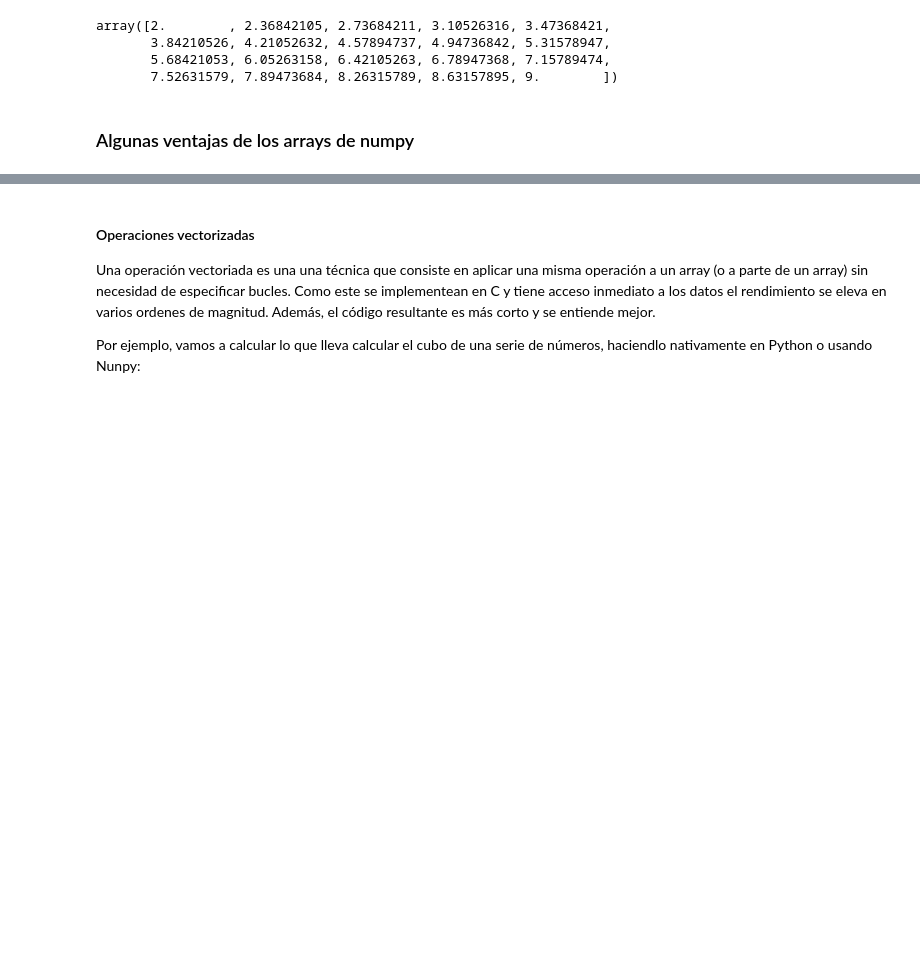
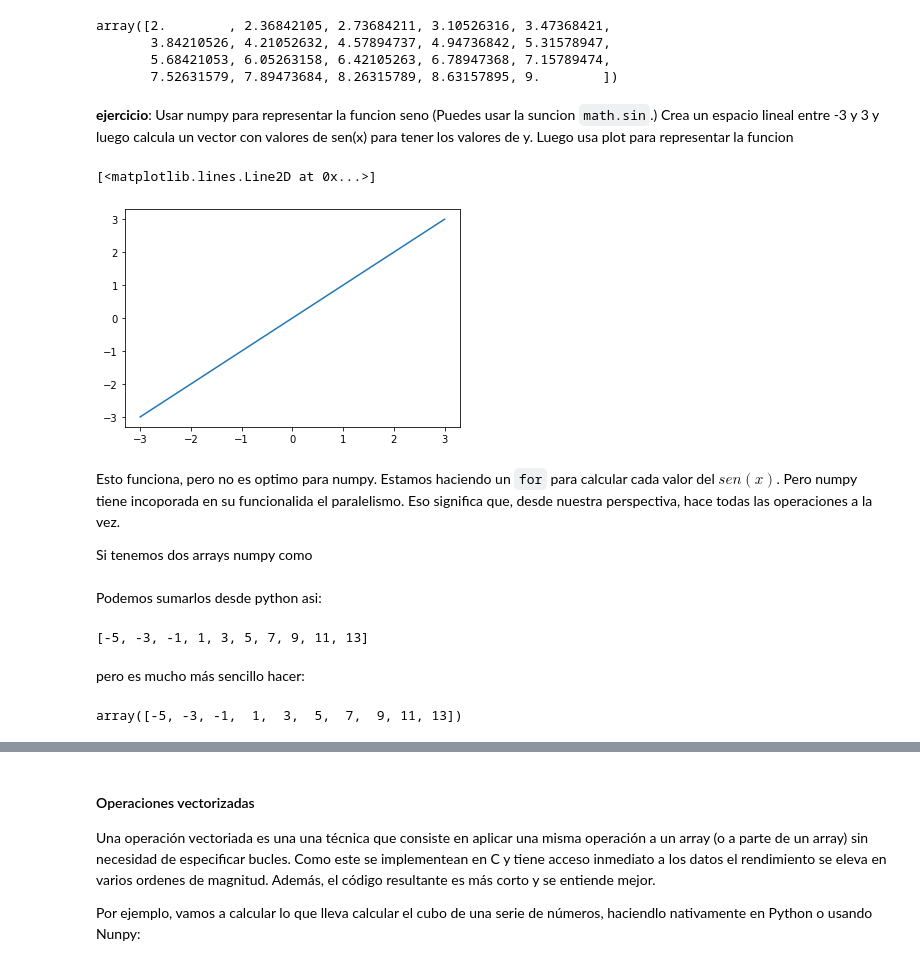
Before and after one commit to pythoncanarias/eoi, a Jupyter notebook: 05-libs/external/numpy/numpy.ipynb, the cells around one changed output, grey strips where cells are left out. Drawn from its saved outputs; the diff is of its cells as text; code cells hidden in the pictures; blank space fills up the shorter version.

Commit message:
Add docs numpy

```diff
--- a/05-libs/external/numpy/numpy.ipynb
+++ b/05-libs/external/numpy/numpy.ipynb
@@ -154,5 +156,25 @@ array([2.        , 2.36842105, 2.73684211, 3.10526316, 3.47368421,
        3.84210526, 4.21052632, 4.57894737, 4.94736842, 5.31578947,
        5.68421053, 6.05263158, 6.42105263, 6.78947368, 7.15789474,
        7.52631579, 7.89473684, 8.26315789, 8.63157895, 9.        ])
-# %% [markdown]
-### Algunas ventajas de los arrays de numpy
+# %% [markdown]
+**ejercicio**: Usar numpy para representar la funcion seno (Puedes usar la suncion `math.sin`.) Crea un espacio lineal entre -3 y 3 y luego calcula un vector con valores de sen(x) para tener los valores de y. Luego usa plot para representar la funcion
+# %%
+import math
+import matplotlib.pyplot as plt
+import numpy as np
+
+X = np.linspace(-3, 3, 200)
+
+Y = X # Tu codigo aqui
+
+plt.plot(X, y)
+# %% [output]
+[<matplotlib.lines.Line2D at 0x...>]
+[figure, added]
+# %% [markdown]
+Esto funciona, pero no es optimo para numpy. Estamos haciendo un `for` para calcular
+cada valor del $sen(x)$. Pero numpy tiene incoporada en su funcionalida
+el paralelismo. Eso significa que, desde nuestra perspectiva, hace todas las
+operaciones a la vez.
+
+Si tenemos dos arrays numpy como
@@ -158,0 +186,13 @@ array([2.        , 2.36842105, 2.73684211, 3.10526316, 3.47368421,
+# %% [markdown]
+Podemos sumarlos desde python asi:
+# %%
+C = [a + b for a, b in zip(A, B)]
+C
+# %% [output]
+[-5, -3, -1, 1, 3, 5, 7, 9, 11, 13]
+# %% [markdown]
+pero es mucho más sencillo hacer:
+# %%
+C = A + B
+# %% [output]
+array([-5, -3, -1,  1,  3,  5,  7,  9, 11, 13])
```
Also changed, not shown: parts of 7 cells of this notebook.
